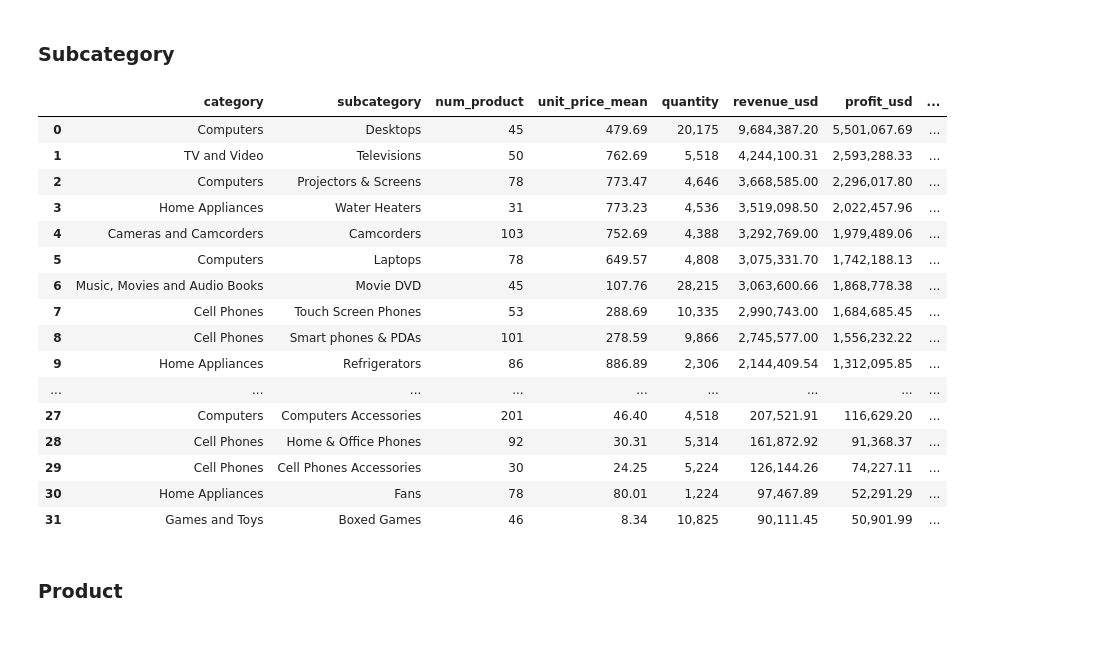
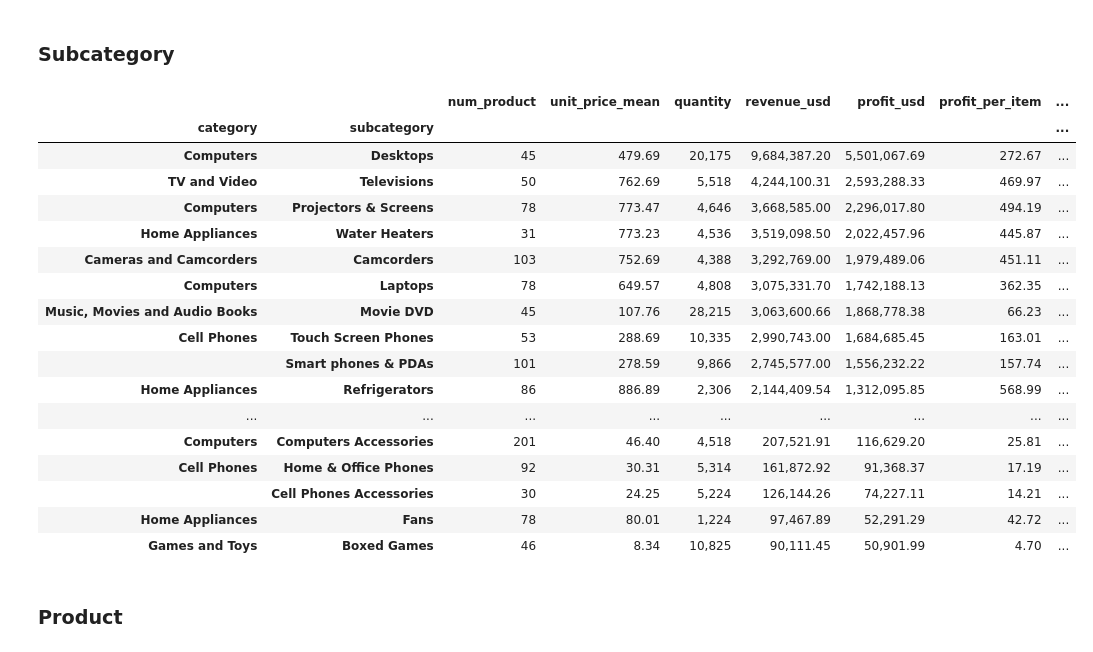
Before and after one commit to frdz-salman/Global-Electronics-Analysis, a Jupyter notebook: exploration/ecommerce_analysis.ipynb, the cells around one changed output. Drawn from its saved outputs; the diff is of its cells as text; code cells hidden in the pictures.

```diff
--- a/exploration/ecommerce_analysis.ipynb
+++ b/exploration/ecommerce_analysis.ipynb
@@ -1608,28 +1587,29 @@ subcategory_performance = (sales_df.groupby(['category','subcategory'])
 
 total_quantity = subcategory_performance['quantity'].sum()
 total_revenue = subcategory_performance['revenue_usd'].sum()
-subcategory_performance['contribution_pct'] = (subcategory_performance['revenue_usd'] / total_revenue * 100).round(2)
+subcategory_performance['revenue_pct'] = (subcategory_performance['revenue_usd'] / total_revenue * 100).round(2)
 subcategory_performance['quantity_pct'] = (subcategory_performance['quantity'] / total_quantity * 100).round(2)
 # %%
-subcategory_performance.map(commas)
+subcategory_performance.set_index(['category', 'subcategory']).map(commas)
 # %% [output]
-|  | category | subcategory | num_product | unit_price_mean | quantity | revenue_usd | profit_usd | ... |
-| 0 | Computers | Desktops | 45 | 479.69 | 20,175 | 9,684,387.20 | 5,501,067.69 | ... |
-| 1 | TV and Video | Televisions | 50 | 762.69 | 5,518 | 4,244,100.31 | 2,593,288.33 | ... |
-| 2 | Computers | Projectors & Screens | 78 | 773.47 | 4,646 | 3,668,585.00 | 2,296,017.80 | ... |
-| 3 | Home Appliances | Water Heaters | 31 | 773.23 | 4,536 | 3,519,098.50 | 2,022,457.96 | ... |
-| 4 | Cameras and Camcorders | Camcorders | 103 | 752.69 | 4,388 | 3,292,769.00 | 1,979,489.06 | ... |
-| 5 | Computers | Laptops | 78 | 649.57 | 4,808 | 3,075,331.70 | 1,742,188.13 | ... |
-| 6 | Music, Movies and Audio Books | Movie DVD | 45 | 107.76 | 28,215 | 3,063,600.66 | 1,868,778.38 | ... |
-| 7 | Cell Phones | Touch Screen Phones | 53 | 288.69 | 10,335 | 2,990,743.00 | 1,684,685.45 | ... |
-| 8 | Cell Phones | Smart phones & PDAs | 101 | 278.59 | 9,866 | 2,745,577.00 | 1,556,232.22 | ... |
-| 9 | Home Appliances | Refrigerators | 86 | 886.89 | 2,306 | 2,144,409.54 | 1,312,095.85 | ... |
+|  |  | num_product | unit_price_mean | quantity | revenue_usd | profit_usd | profit_per_item | ... |
+| category | subcategory |  |  |  |  |  |  | ... |
+| Computers | Desktops | 45 | 479.69 | 20,175 | 9,684,387.20 | 5,501,067.69 | 272.67 | ... |
+| TV and Video | Televisions | 50 | 762.69 | 5,518 | 4,244,100.31 | 2,593,288.33 | 469.97 | ... |
+| Computers | Projectors & Screens | 78 | 773.47 | 4,646 | 3,668,585.00 | 2,296,017.80 | 494.19 | ... |
+| Home Appliances | Water Heaters | 31 | 773.23 | 4,536 | 3,519,098.50 | 2,022,457.96 | 445.87 | ... |
+| Cameras and Camcorders | Camcorders | 103 | 752.69 | 4,388 | 3,292,769.00 | 1,979,489.06 | 451.11 | ... |
+| Computers | Laptops | 78 | 649.57 | 4,808 | 3,075,331.70 | 1,742,188.13 | 362.35 | ... |
+| Music, Movies and Audio Books | Movie DVD | 45 | 107.76 | 28,215 | 3,063,600.66 | 1,868,778.38 | 66.23 | ... |
+| Cell Phones | Touch Screen Phones | 53 | 288.69 | 10,335 | 2,990,743.00 | 1,684,685.45 | 163.01 | ... |
+|  | Smart phones & PDAs | 101 | 278.59 | 9,866 | 2,745,577.00 | 1,556,232.22 | 157.74 | ... |
+| Home Appliances | Refrigerators | 86 | 886.89 | 2,306 | 2,144,409.54 | 1,312,095.85 | 568.99 | ... |
 | ... | ... | ... | ... | ... | ... | ... | ... | ... |
-| 27 | Computers | Computers Accessories | 201 | 46.40 | 4,518 | 207,521.91 | 116,629.20 | ... |
-| 28 | Cell Phones | Home & Office Phones | 92 | 30.31 | 5,314 | 161,872.92 | 91,368.37 | ... |
-| 29 | Cell Phones | Cell Phones Accessories | 30 | 24.25 | 5,224 | 126,144.26 | 74,227.11 | ... |
-| 30 | Home Appliances | Fans | 78 | 80.01 | 1,224 | 97,467.89 | 52,291.29 | ... |
-| 31 | Games and Toys | Boxed Games | 46 | 8.34 | 10,825 | 90,111.45 | 50,901.99 | ... |
+| Computers | Computers Accessories | 201 | 46.40 | 4,518 | 207,521.91 | 116,629.20 | 25.81 | ... |
+| Cell Phones | Home & Office Phones | 92 | 30.31 | 5,314 | 161,872.92 | 91,368.37 | 17.19 | ... |
+|  | Cell Phones Accessories | 30 | 24.25 | 5,224 | 126,144.26 | 74,227.11 | 14.21 | ... |
+| Home Appliances | Fans | 78 | 80.01 | 1,224 | 97,467.89 | 52,291.29 | 42.72 | ... |
+| Games and Toys | Boxed Games | 46 | 8.34 | 10,825 | 90,111.45 | 50,901.99 | 4.70 | ... |
 # %% [markdown]
 ### Product
 # %%
```
Also changed, not shown: parts of 10 cells of this notebook, 19 other files.
